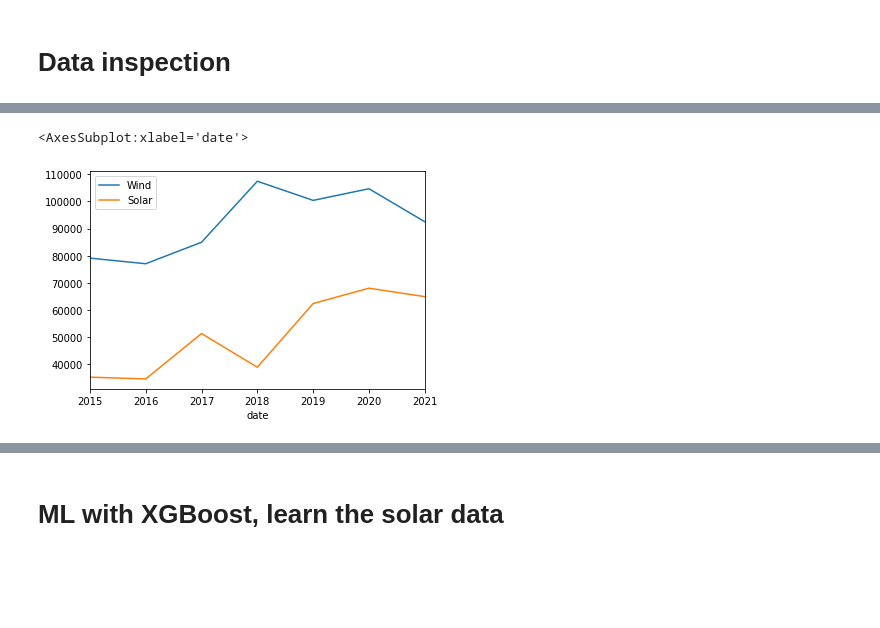
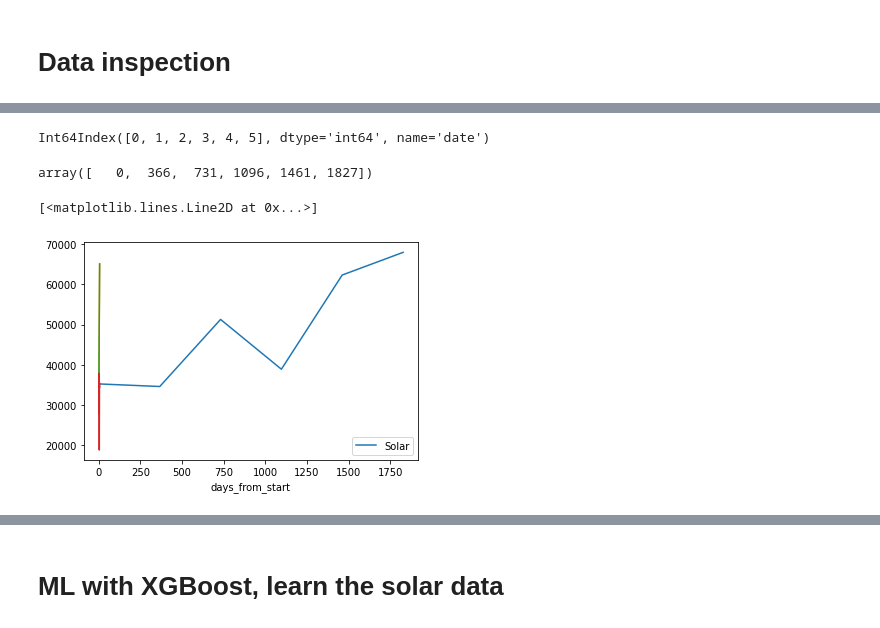
Before and after one commit to niko-nikolay/RenewableEnergyForecastML, a Jupyter notebook: notebooks/learn_data.ipynb, the cells around one changed output, grey strips where cells are left out. Cells and saved outputs as stored; diff of their text form; code cells hidden in the pictures; blank space fills up the shorter version.

```diff
--- a/notebooks/learn_data.ipynb
+++ b/notebooks/learn_data.ipynb
@@ -21,5 +31,39 @@ weather_electricity.plot(y=['Wind', 'Solar'])
-# %%
-weather_electricity.resample('Y').sum().plot(y=['Wind', 'Solar'])
-# %% [output]
-<AxesSubplot:xlabel='date'>
-[figure, removed]
+# %%
+#t2_columns = [col for col in weather_electricity_raw.columns if 'T2' in col]
+#ts_columns = [col for col in weather_electricity_raw.columns if 'TS' in col]
+
+# Select subset of predictors
+X = weather_electricity[weather_electricity.columns[:-2]].copy()#[weather_electricity.index.year >= 2020]
+#X.drop(columns=t2_columns + ts_columns, inplace=True)
+
+# Select target
+y = weather_electricity.Solar#[weather_electricity.index.year >= 2020]
+
+# Separate data into training and validation sets
+X_train, X_valid, y_train, y_valid = train_test_split(X, y, shuffle=False, train_size=0.9)
+# %%
+y_yearly.index.year-y_yearly.index.year[0]
+# %% [output]
+Int64Index([0, 1, 2, 3, 4, 5], dtype='int64', name='date')
+# %%
+def nr_days(year):
+    return 366 if calendar.isleap(year) else 365
+# %% [output]
+array([   0,  366,  731, 1096, 1461, 1827])
+# %%
+y_yearly = pd.DataFrame(y_train.resample('Y').sum()[:-1])
+y_yearly['days_from_start'] = np.cumsum(np.array([nr_days(year) for year in y_yearly.index.year])) - nr_days(y_yearly.index.year[0])
+X_yearly = y_yearly['days_from_start'].values.reshape(-1, 1)
+
+model = linear_model.LinearRegression().fit(X_yearly, y_yearly['Solar'])
+linear_model.LinearRegression(copy_X=True, fit_intercept=True, normalize=False)
+
+ax = y_yearly.plot(x='days_from_start', y='Solar')
+ax.plot(model.predict(X_yearly))
+
+#ax.plot(np.arange(0,6)*model.coef_[0]+model.intercept_)
+ax.plot(model.predict(X_yearly)-np.arange(0,6)*model.coef_[0])
+ax.plot(y_yearly['Solar'].values-y_yearly['days_from_start'].values*model.coef_[0])
+# %% [output]
+[<matplotlib.lines.Line2D at 0x...>]
+[figure, added]
```
Also changed, not shown: parts of 5 cells of this notebook, 2 other files.
